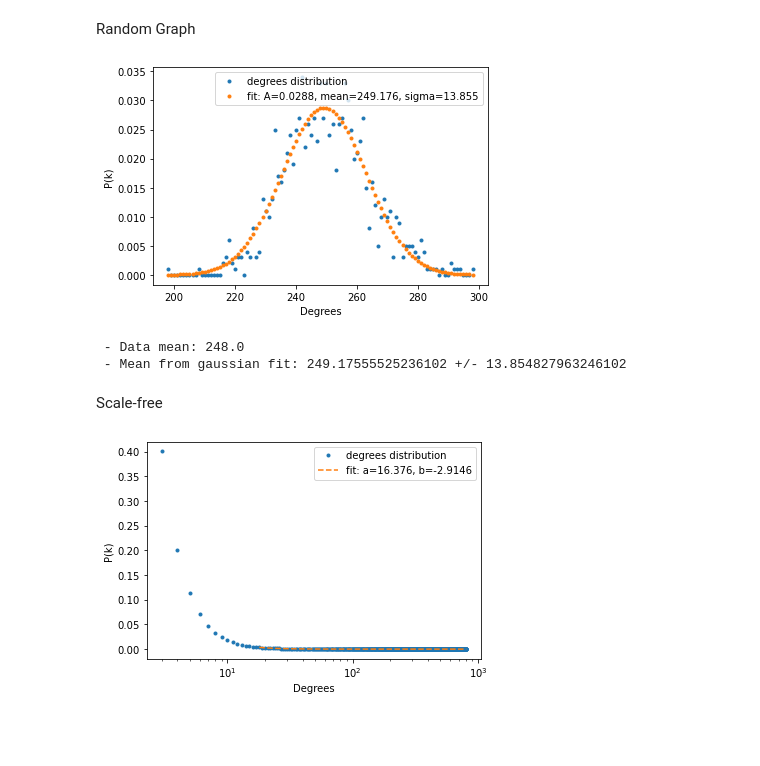
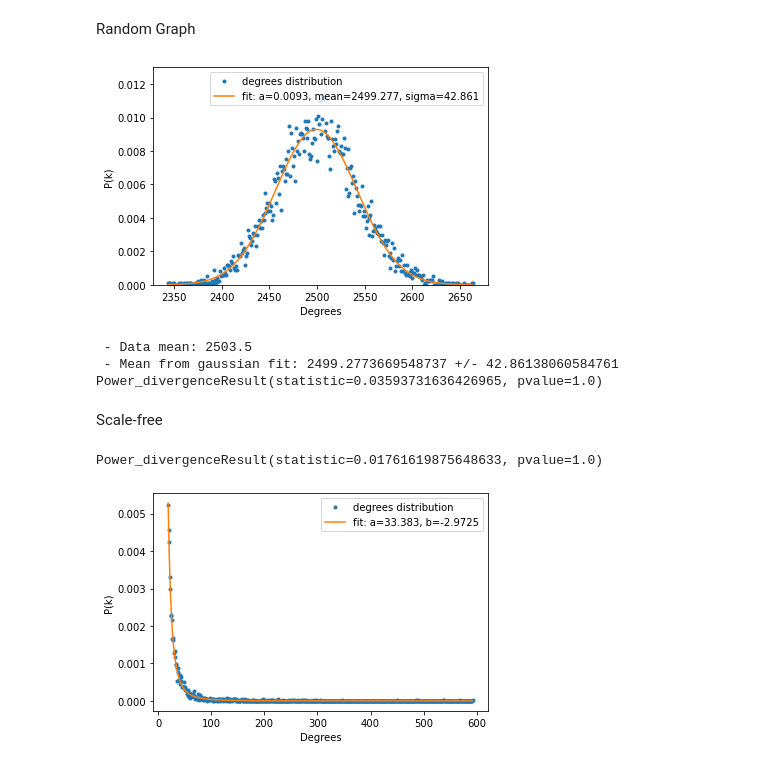
Before and after one commit to Ferri-00/Esame-Complessi, a Jupyter notebook: degree_distributions.ipynb, the cells around one changed output. Drawn from its saved outputs; the diff is of its cells as text; code cells hidden in the pictures; blank space fills up the shorter version.

```diff
--- a/degree_distributions.ipynb
+++ b/degree_distributions.ipynb
@@ -86,7 +86,7 @@ def barabasi_albert(n, m, seed=None, initial_graph=None):
 # %% [markdown]
 Random Graph
 # %%
-N = 1e4
+N = int(1e4)
 P = 0.25
 
 G_r = nx.erdos_renyi_graph(N, P)
@@ -108,32 +108,34 @@ for i in range(len(p)):
 # %%
 def gaus_law(x, a, mu=0, sigma=1):
     return a*np.exp(-(x-mu)**2/(2*sigma**2))
 
 poptGaus, pcovGaus = curve_fit(gaus_law, k, p,
                                p0 = [1,k_mean, 1])
 
 fit_function = gaus_law(k, *poptGaus)
 
 fig, ax = plt.subplots()
 
 ax.plot(k, p, '.', label = 'degrees distribution')
-ax.plot(k, fit_function, '.',
-        label = f"fit: A={round(poptGaus[0],4)}, mean={round(poptGaus[1],3)}, sigma={round(poptGaus[2],3)}")
+ax.plot(k, fit_function, '-',
+        label = f"fit: a={round(poptGaus[0],4)}, mean={round(poptGaus[1],3)}, sigma={round(poptGaus[2],3)}")
+plt.ylim([0., 0.013])
 
 ax.set_xlabel("Degrees")
 ax.set_ylabel("P(k)")
 ax.legend()
 
 plt.show()
 
 print(" - Data mean:", k_mean)
 print(" - Mean from gaussian fit:", poptGaus[1], '+/-', poptGaus[2])
 
-# stats.chisquare(p,fit_function, axis=None)
+print(stats.chisquare(p,fit_function))
 # %% [output]
-[figure, old version]
+[figure, new version]
- - Data mean: 248.0
- - Mean from gaussian fit: 249.17555525236102 +/- 13.854827963246102
+ - Data mean: 2503.5
+ - Mean from gaussian fit: 2499.2773669548737 +/- 42.86138060584761
+Power_divergenceResult(statistic=0.03593731636426965, pvalue=1.0)
 # %% [markdown]
 Scale-free
 # %%
@@ -161,12 +164,13 @@ def power_law(x, a, b):
 x_low = 15
 poptPower, pcovPower = curve_fit(power_law, k[x_low:], p[x_low:])
 
+
 fit_function = power_law(k[x_low:], *poptPower)
 
 fig, ax = plt.subplots()
 
-ax.plot(k, p, '.', label = 'degrees distribution')
-ax.plot(k[x_low:], fit_function, '--',
+ax.plot(k[15:], p[15:], '.', label = 'degrees distribution')
+ax.plot(k[x_low:], fit_function, '-',
         label = f"fit: a={round(poptPower[0],3)}, b={round(poptPower[1],4)}")
 
 ax.set_xlabel("Degrees")
@@ -174,9 +178,12 @@ ax.set_ylabel("P(k)")
 ax.xaxis
 ax.legend()
 
-plt.xscale('log')
-# plt.yscale('log')
+#plt.xscale('log')
+#plt.yscale('log')
+
+print(stats.chisquare(p[x_low:], fit_function))
 
 plt.show()
 # %% [output]
+Power_divergenceResult(statistic=0.01761619875648633, pvalue=1.0)
-[figure, old version]
+[figure, new version]
```
Also changed, not shown: parts of 2 cells of this notebook, 1 other file.
